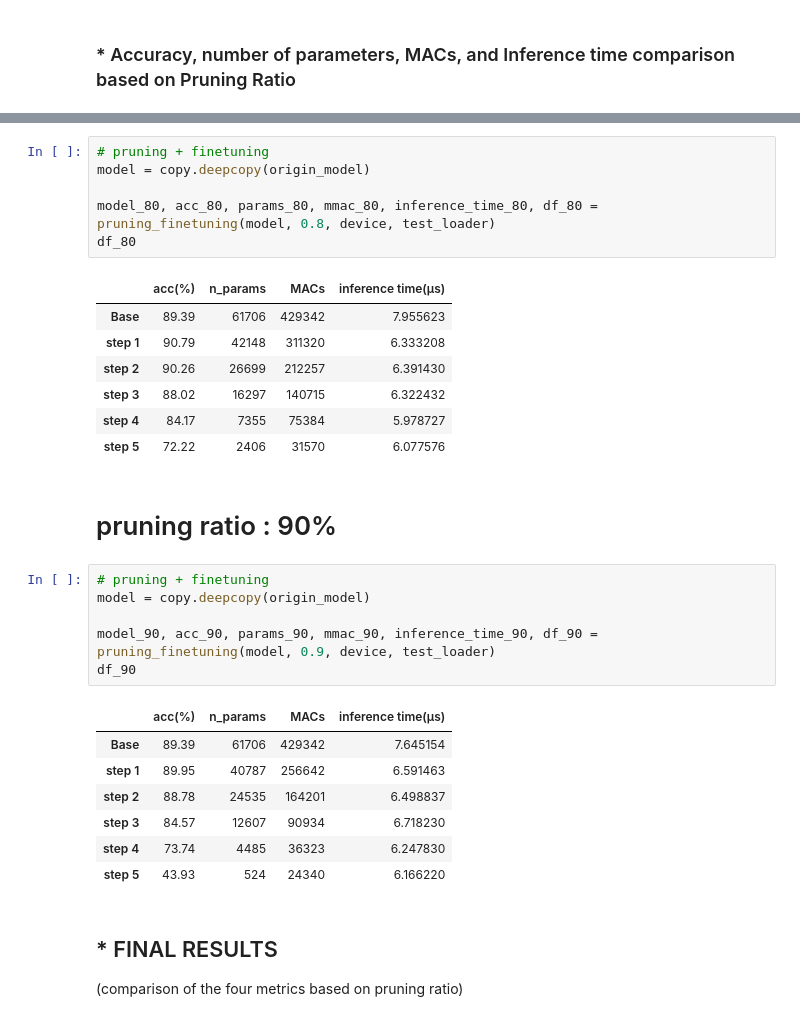
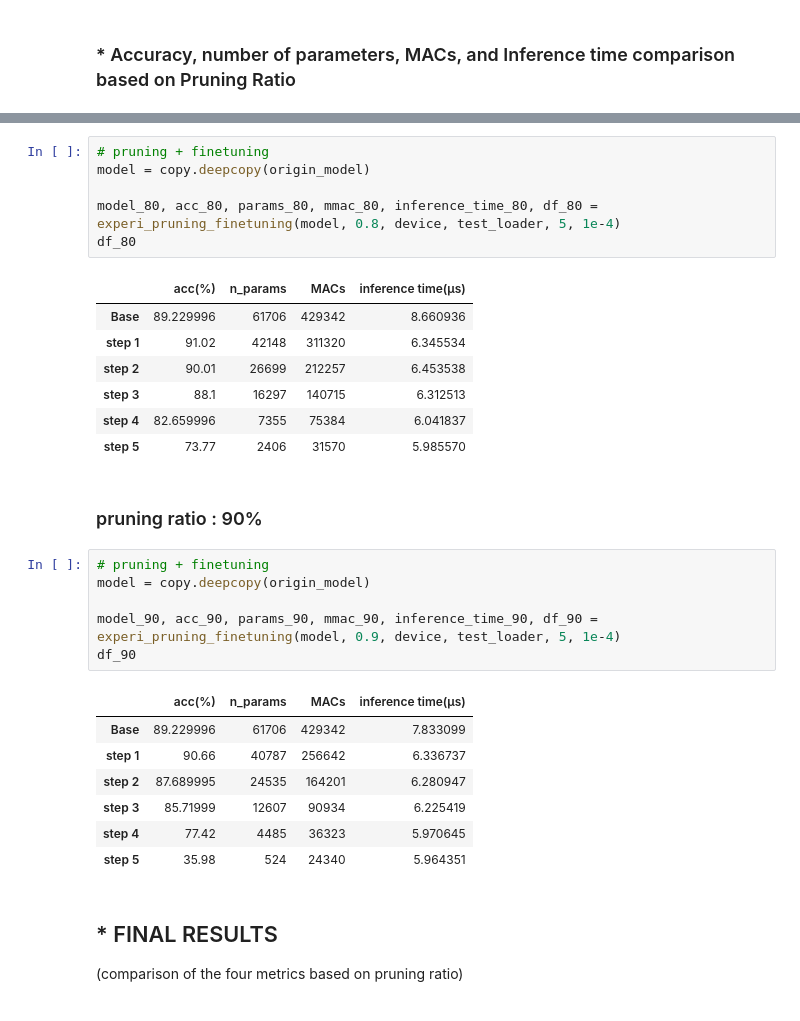
Before and after one commit to yewonkim01/Model-Compression-via-Pruning-Quantization-on-JetsonNano, a Jupyter notebook: experiment.ipynb, the cells around one changed output, grey strips where cells are left out. Drawn from its saved outputs; the diff is of its cells as text.

```diff
--- a/experiment.ipynb
+++ b/experiment.ipynb
@@ -325,33 +441,33 @@ df_70
 # %%
 # pruning + finetuning
 model = copy.deepcopy(origin_model)
 
-model_80, acc_80, params_80, mmac_80, inference_time_80, df_80 = pruning_finetuning(model, 0.8, device, test_loader)
+model_80, acc_80, params_80, mmac_80, inference_time_80, df_80 = experi_pruning_finetuning(model, 0.8, device, test_loader, 5, 1e-4)
 df_80
 # %% [output]
 |  | acc(%) | n_params | MACs | inference time(μs) |
-| Base | 89.39 | 61706 | 429342 | 7.955623 |
-| step 1 | 90.79 | 42148 | 311320 | 6.333208 |
-| step 2 | 90.26 | 26699 | 212257 | 6.391430 |
-| step 3 | 88.02 | 16297 | 140715 | 6.322432 |
-| step 4 | 84.17 | 7355 | 75384 | 5.978727 |
-| step 5 | 72.22 | 2406 | 31570 | 6.077576 |
+| Base | 89.229996 | 61706 | 429342 | 8.660936 |
+| step 1 | 91.02 | 42148 | 311320 | 6.345534 |
+| step 2 | 90.01 | 26699 | 212257 | 6.453538 |
+| step 3 | 88.1 | 16297 | 140715 | 6.312513 |
+| step 4 | 82.659996 | 7355 | 75384 | 6.041837 |
+| step 5 | 73.77 | 2406 | 31570 | 5.985570 |
 # %% [markdown]
-# pruning ratio : 90%
+### pruning ratio : 90%
 # %%
 # pruning + finetuning
 model = copy.deepcopy(origin_model)
 
-model_90, acc_90, params_90, mmac_90, inference_time_90, df_90 = pruning_finetuning(model, 0.9, device, test_loader)
+model_90, acc_90, params_90, mmac_90, inference_time_90, df_90 = experi_pruning_finetuning(model, 0.9, device, test_loader, 5, 1e-4)
 df_90
 # %% [output]
 |  | acc(%) | n_params | MACs | inference time(μs) |
-| Base | 89.39 | 61706 | 429342 | 7.645154 |
-| step 1 | 89.95 | 40787 | 256642 | 6.591463 |
-| step 2 | 88.78 | 24535 | 164201 | 6.498837 |
-| step 3 | 84.57 | 12607 | 90934 | 6.718230 |
-| step 4 | 73.74 | 4485 | 36323 | 6.247830 |
-| step 5 | 43.93 | 524 | 24340 | 6.166220 |
+| Base | 89.229996 | 61706 | 429342 | 7.833099 |
+| step 1 | 90.66 | 40787 | 256642 | 6.336737 |
+| step 2 | 87.689995 | 24535 | 164201 | 6.280947 |
+| step 3 | 85.71999 | 12607 | 90934 | 6.225419 |
+| step 4 | 77.42 | 4485 | 36323 | 5.970645 |
+| step 5 | 35.98 | 524 | 24340 | 5.964351 |
 # %% [markdown]
 ## * FINAL RESULTS
 
```
Also changed, not shown: parts of 71 cells of this notebook, 2 other files.
